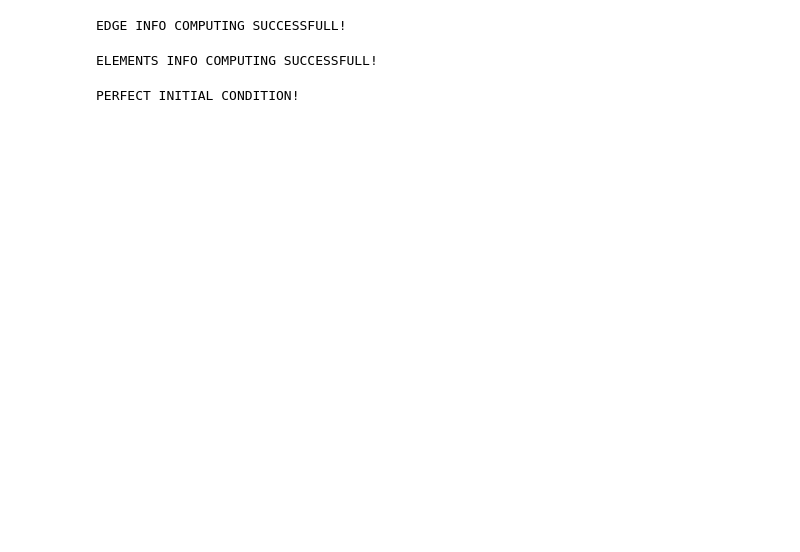
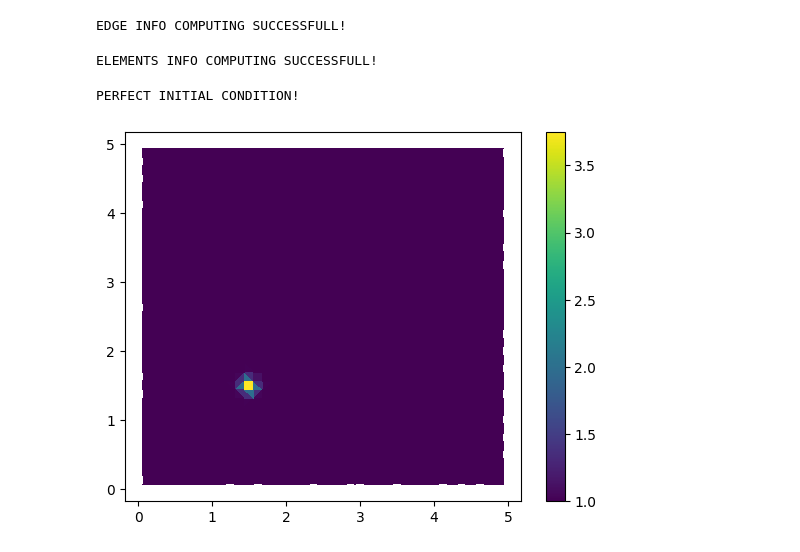
Before and after one commit to sparram/non_linear_pdes, a Jupyter notebook: 05_sw_mesh_2d.ipynb, the cells around one changed output. Saved outputs shown, nothing was run; the diff lists cells and outputs as text; code cells hidden in the pictures; blank space fills up the shorter version.

Commit message:
fix: shallow waters mesh 2d working successfully

```diff
--- a/05_sw_mesh_2d.ipynb
+++ b/05_sw_mesh_2d.ipynb
@@ -59,9 +59,44 @@ for elem_idx, elem in enumerate(elems):
             edges_info[edge_ID]['elemR'] = elem_idx
             edges_info[edge_ID]['boundary'] = False
 
+
+            c_L = np.mean(points[elems[edges_info[edge_ID]['elemL']]], axis=0)
+            c_R = np.mean(points[elems[elem_idx]], axis=0)
+
+            # Vector centro a centro
+            center_vec = c_R - c_L
+
+            # Producto escalar entre la normal y el vector centro-a-centro
+            nx, ny = edges_info[edge_ID]['normal']
+            dot_prod = nx * center_vec[0] + ny * center_vec[1]
+
+            # Si el producto escalar es negativo, la normal apunta al revés; la invertimos
+            if dot_prod < 0:
+                nx = -nx
+                ny = -ny
+                edges_info[edge_ID]['normal'] = (nx, ny)
+
 print(f"EDGE INFO COMPUTING SUCCESSFULL!")
 # %% [output]
 EDGE INFO COMPUTING SUCCESSFULL!
+# %%
+# Al terminar de poblar edges_info, puedes hacer una pasada rápida para las fronteras:
+for edge_ID, edge_info in edges_info.items():
+    if edge_info['boundary']:
+        elemL_idx = edge_info['elemL']
+        c_L = np.mean(points[elems[elemL_idx]], axis=0) # Centroide de elemL
+
+        p1, p2 = points[edge_ID[0]], points[edge_ID[1]]
+        mid_edge = 0.5 * (p1 + p2) # Punto medio de la arista
+
+        # Vector desde el centro del triángulo hacia afuera de la arista
+        outward_vec = mid_edge - c_L
+
+        nx, ny = edge_info['normal']
+        if (nx * outward_vec[0] + ny * outward_vec[1]) < 0:
+            nx = -nx
+            ny = -ny
+            edge_info['normal'] = (nx, ny)
 # %%
 # COMPUTE ELEMENTS INFORMATION
 elems_info = {}
@@ -94,17 +129,20 @@ ELEMENTS INFO COMPUTING SUCCESSFULL!
 # %%
 N = len(elems_info)
 
 Q = np.zeros((3, N))
 
-xhat, yhat = 2.0, 2.0
+xhat, yhat = 1.5, 1.5
 
 for elem_idx in range(N):
     xc, yc = elems_info[elem_idx]['center']
-    h0 = 1.0 + 0.3 * np.exp(-50.0 * ((xc - xhat)**2 + (yc - yhat)**2))
+    h0 = 1.0 + 3.0 * np.exp(-100.0 * ((xc - xhat)**2 + (yc - yhat)**2))
     Q[0, elem_idx] = h0
     Q[1, elem_idx], Q[2, elem_idx] = 0.0, 0.0
 
+plt.tripcolor(points[:,0], points[:,1], mesh.simplices, Q[0, :], shading='flat')
+plt.colorbar()
 print("PERFECT INITIAL CONDITION!")
 # %% [output]
 PERFECT INITIAL CONDITION!
+[figure, added]
 # %%
```
Also changed, not shown: parts of 3 cells of this notebook.
